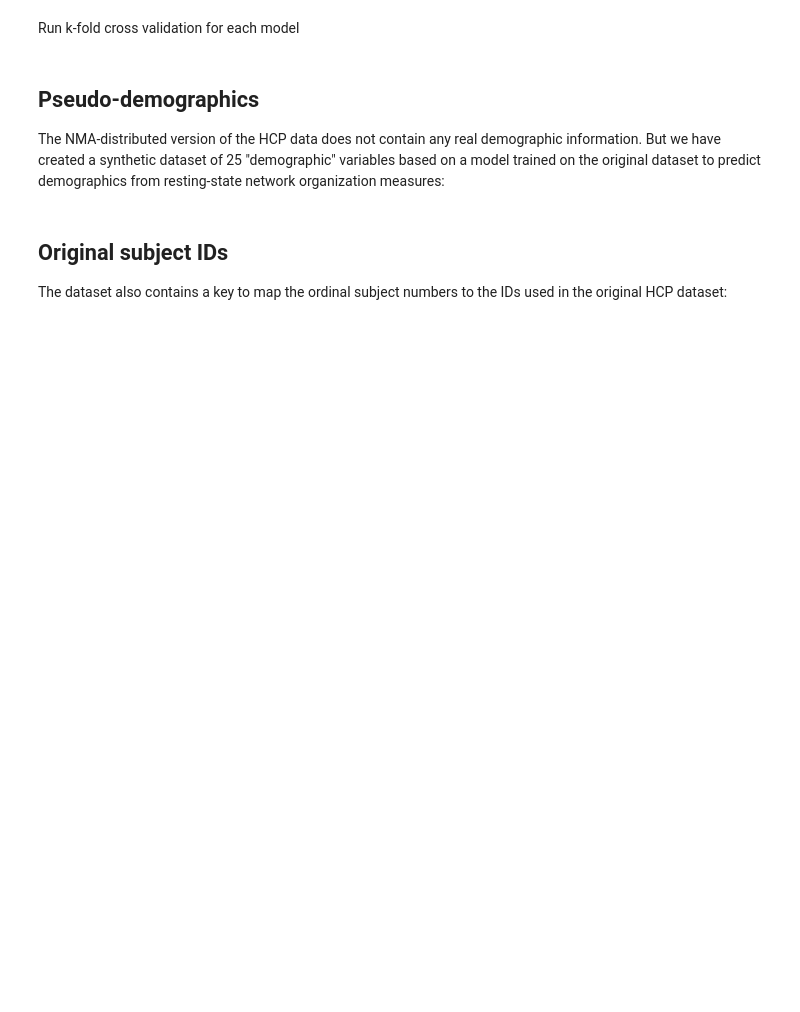
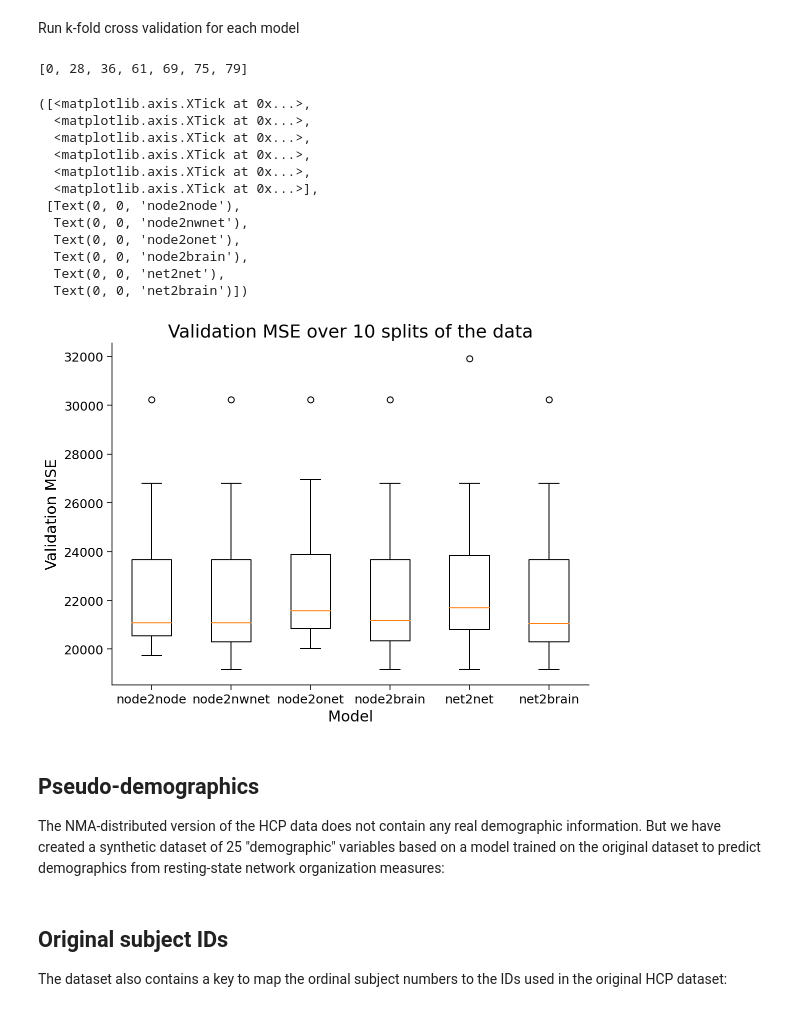
Before and after one commit to andrew-gerlach/small-world-hippos, a Jupyter notebook: load_chp.ipynb, the cells around one changed output. Drawn from its saved outputs; the diff is of its cells as text; code cells hidden in the pictures; blank space fills up the shorter version.

```diff
--- a/load_chp.ipynb
+++ b/load_chp.ipynb
@@ -1637,11 +1659,16 @@ x_train, x_test, y_train, y_test = train_test_split(x_tot, y, test_size=0.2)
 Run k-fold cross validation for each model
 # %%
 from sklearn.model_selection import KFold
+from sklearn.model_selection import train_test_split
+x_train, x_test, y_train, y_test = train_test_split(x_tot, y, test_size=0.2)
+
+x_tot = np.hstack((x_tot, y0[:, None]))
 
 ## Cross validation function (modified from tutorial 6)
 
 # TO DO: add loop to function that will run LinearRegression() using a different subset of columns for each model
 
+print(x_idx)
 def cross_validate(x_train, y_train, n_splits, f_index):
   """ Compute MSE for k-fold validation for each order polynomial
 
@@ -1672,38 +1699,58 @@ def cross_validate(x_train, y_train, n_splits, f_index):
       y_cv_val = y_train[val_indices]
 
       # z-score predictors
-      for i in range(np.shape(x_cv_train)[1]):
-        x_cv_train[:,i] = sc.stats.zscore(x_cv_train[:,i])
-        x_cv_val[:,i] = sc.stats.zscore(x_cv_val[:,i])
+      x_cv_train = sc.stats.zscore(x_cv_train, axis=0)
+      x_cv_val = sc.stats.zscore(x_cv_val, axis=0)
 
       # Loop through each model (scale) by selecting different predictors (i.e., columns of x_cv_train)
       for m, mod_idx in enumerate(f_index[0:-1]):
         #m is a number 0-5, corresponding to model
         #mod_idx is the end index for each model
 
-        model = LinearRegression(normalize=True).fit(x_cv_train[:,f_index[m]:f_index[m+1]], y_cv_train)
+        x_pred_train = x_cv_train[:,f_index[m]:f_index[m+1]]
+        #x_pred_train = np.hstack((x_pred_train,x_cv_train[:,-1:]))
+        model = LassoCV().fit(x_pred_train, y_cv_train)
         # Predict on validation fold
-        y_hat = model.predict(x_cv_val[:,f_index[m]:f_index[m+1]])
+        x_pred_val = x_cv_val[:,f_index[m]:f_index[m+1]]
+        #x_pred_val = np.hstack((x_pred_val,x_cv_val[:,-1:]))
+        y_hat = model.predict(x_pred_val)
 
         residuals = y_cv_val - y_hat
         mse_this_split = np.mean(residuals ** 2)
         #print(mse_this_split)
         mse_all[i_split,m] = mse_this_split
 
   #print(mse_all)
   return mse_all
 
 
 # Cross-validate using training data
 n_splits = 10
+import random
+random.seed(87741)
 mse_model = cross_validate(x_train, y_train, n_splits, x_idx)
 
 #Visualize mse
 plt.boxplot(mse_model)
 plt.xlabel('Model')
 plt.ylabel('Validation MSE')
 plt.title(f'Validation MSE over {n_splits} splits of the data')
 plt.xticks([1, 2, 3, 4, 5, 6], ['node2node', 'node2nwnet', 'node2onet', 'node2brain', 'net2net', 'net2brain'])
+# %% [output]
+[0, 28, 36, 61, 69, 75, 79]
+([<matplotlib.axis.XTick at 0x...>,
+  <matplotlib.axis.XTick at 0x...>,
+  <matplotlib.axis.XTick at 0x...>,
+  <matplotlib.axis.XTick at 0x...>,
+  <matplotlib.axis.XTick at 0x...>,
+  <matplotlib.axis.XTick at 0x...>],
+ [Text(0, 0, 'node2node'),
+  Text(0, 0, 'node2nwnet'),
+  Text(0, 0, 'node2onet'),
+  Text(0, 0, 'node2brain'),
+  Text(0, 0, 'net2net'),
+  Text(0, 0, 'net2brain')])
+[figure, added]
 # %%
 print(sse)
 print(acc)
```
Also changed, not shown: parts of 4 cells of this notebook.
